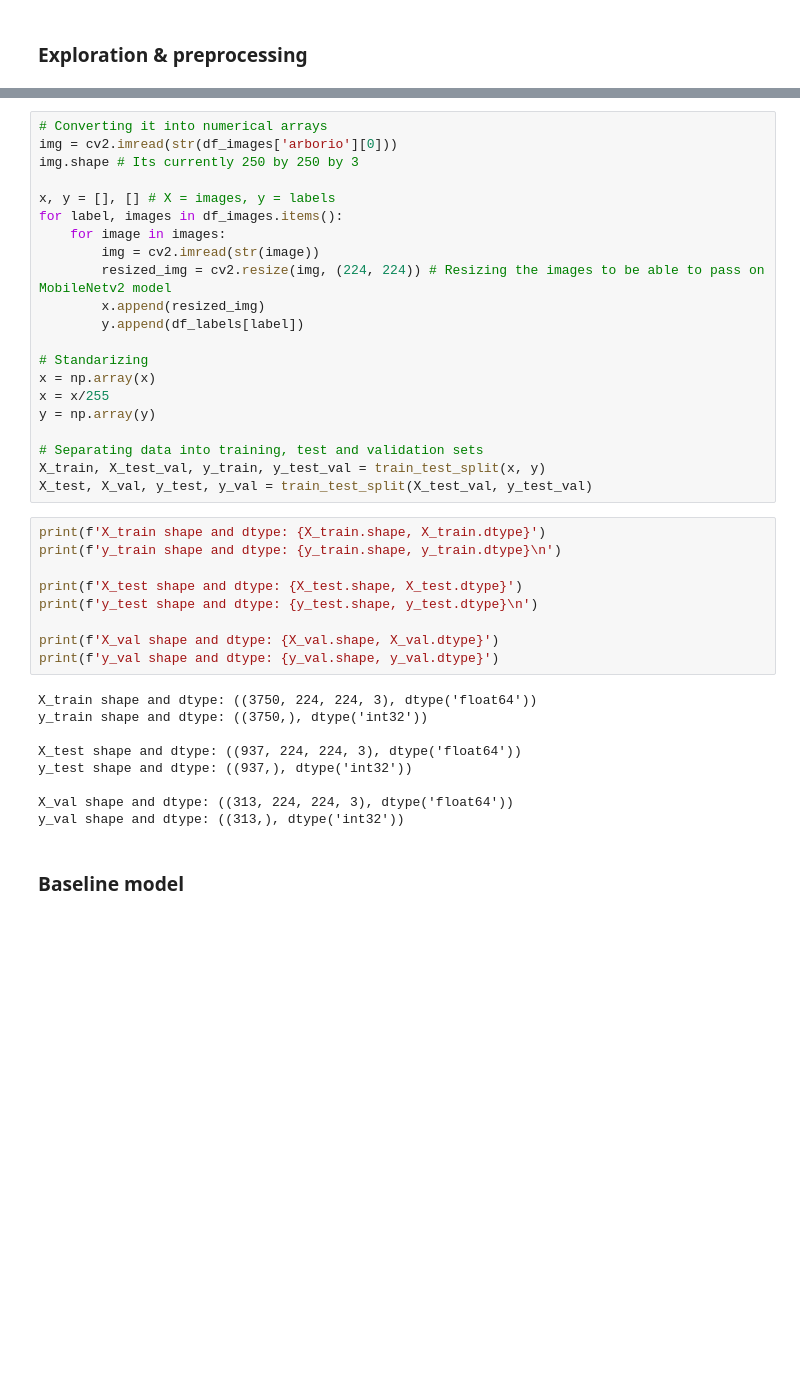
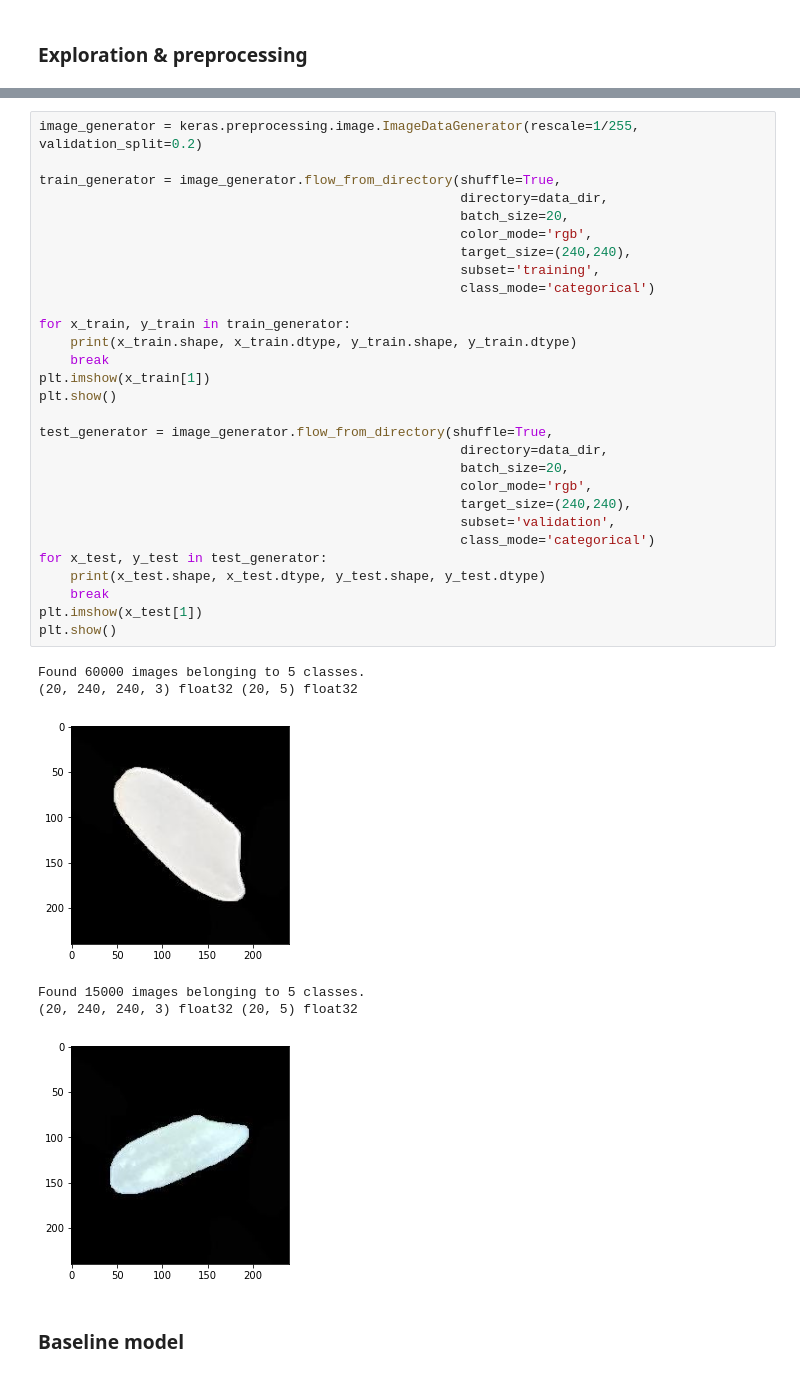
Before and after one commit to DaLuSt/DSLS-DS3-Machine-learning, a Jupyter notebook: deep-learning/DeepLearning_Rice_DaanSteur_379943_DSLS.ipynb, the cells around one changed output, grey strips where cells are left out. Cells and saved outputs as stored; diff of their text form; blank space fills up the shorter version.

```diff
--- a/deep-learning/DeepLearning_Rice_DaanSteur_379943_DSLS.ipynb
+++ b/deep-learning/DeepLearning_Rice_DaanSteur_379943_DSLS.ipynb
@@ -106,42 +77,39 @@ df_labels = {
-# %%
-# Converting it into numerical arrays
-img = cv2.imread(str(df_images['arborio'][0]))
-img.shape # Its currently 250 by 250 by 3
-
-x, y = [], [] # X = images, y = labels
-for label, images in df_images.items():
-    for image in images:
-        img = cv2.imread(str(image))
-        resized_img = cv2.resize(img, (224, 224)) # Resizing the images to be able to pass on MobileNetv2 model
-        x.append(resized_img)
-        y.append(df_labels[label])
-
-# Standarizing
-x = np.array(x)
-x = x/255
-y = np.array(y)
-
-# Separating data into training, test and validation sets
-X_train, X_test_val, y_train, y_test_val = train_test_split(x, y)
-X_test, X_val, y_test, y_val = train_test_split(X_test_val, y_test_val)
-# %%
-print(f'X_train shape and dtype: {X_train.shape, X_train.dtype}')
-print(f'y_train shape and dtype: {y_train.shape, y_train.dtype}\n')
-
-print(f'X_test shape and dtype: {X_test.shape, X_test.dtype}')
-print(f'y_test shape and dtype: {y_test.shape, y_test.dtype}\n')
-
-print(f'X_val shape and dtype: {X_val.shape, X_val.dtype}')
-print(f'y_val shape and dtype: {y_val.shape, y_val.dtype}')
-# %% [output]
-X_train shape and dtype: ((3750, 224, 224, 3), dtype('float64'))
-y_train shape and dtype: ((3750,), dtype('int32'))
-
-X_test shape and dtype: ((937, 224, 224, 3), dtype('float64'))
-y_test shape and dtype: ((937,), dtype('int32'))
-
-X_val shape and dtype: ((313, 224, 224, 3), dtype('float64'))
-y_val shape and dtype: ((313,), dtype('int32'))
+# %%
+image_generator = keras.preprocessing.image.ImageDataGenerator(rescale=1/255, validation_split=0.2)
+
+train_generator = image_generator.flow_from_directory(shuffle=True,
+                                                      directory=data_dir,
+                                                      batch_size=20,
+                                                      color_mode='rgb',
+                                                      target_size=(240,240),
+                                                      subset='training',
+                                                      class_mode='categorical')
+
+for x_train, y_train in train_generator:
+    print(x_train.shape, x_train.dtype, y_train.shape, y_train.dtype)
+    break
+plt.imshow(x_train[1])
+plt.show()
+
+test_generator = image_generator.flow_from_directory(shuffle=True,
+                                                      directory=data_dir,
+                                                      batch_size=20,
+                                                      color_mode='rgb',
+                                                      target_size=(240,240),
+                                                      subset='validation',
+                                                      class_mode='categorical')
+for x_test, y_test in test_generator:
+    print(x_test.shape, x_test.dtype, y_test.shape, y_test.dtype)
+    break
+plt.imshow(x_test[1])
+plt.show()
+# %% [output]
+Found 60000 images belonging to 5 classes.
+(20, 240, 240, 3) float32 (20, 5) float32
+[figure, added]
+Found 15000 images belonging to 5 classes.
+(20, 240, 240, 3) float32 (20, 5) float32
+[figure, added]
 # %% [markdown]
 ### Baseline model
 # %%
```
Also changed, not shown: parts of 15 cells of this notebook.
